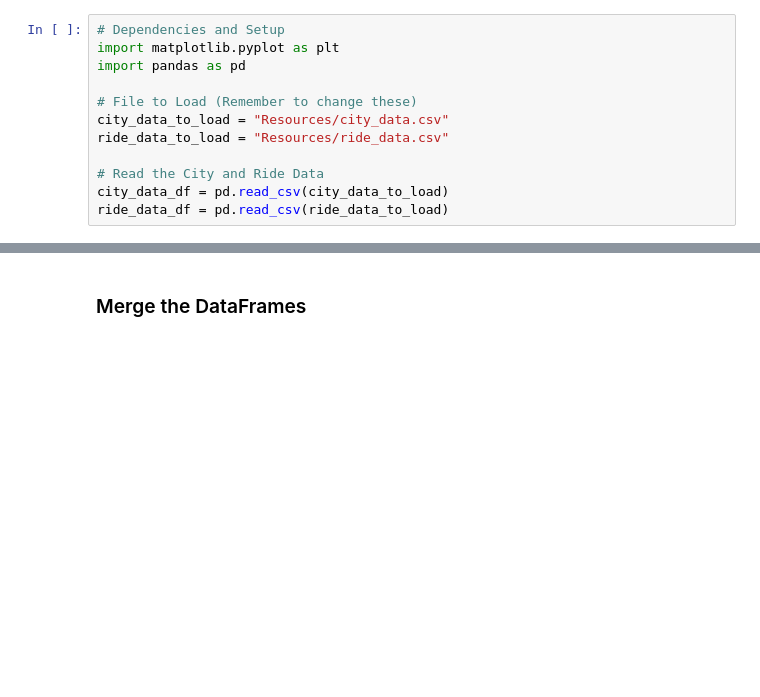
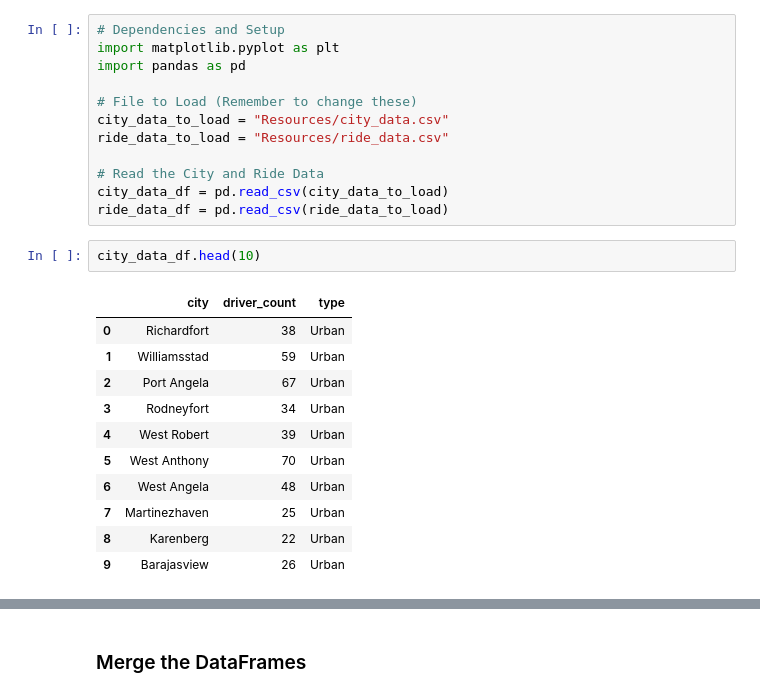
Before and after one commit to akankshalamba1/PyBer_Analysis, a Jupyter notebook: PyBer_Challenge.ipynb, the cells around one changed output, grey strips where cells are left out. Drawn from its saved outputs; the diff is of its cells as text; blank space fills up the shorter version.

```diff
--- a/PyBer_Challenge.ipynb
+++ b/PyBer_Challenge.ipynb
@@ -17,3 +17,17 @@ ride_data_to_load = "Resources/ride_data.csv"
 # Read the City and Ride Data
 city_data_df = pd.read_csv(city_data_to_load)
 ride_data_df = pd.read_csv(ride_data_to_load)
+# %%
+city_data_df.head(10)
+# %% [output]
+|  | city | driver_count | type |
+| 0 | Richardfort | 38 | Urban |
+| 1 | Williamsstad | 59 | Urban |
+| 2 | Port Angela | 67 | Urban |
+| 3 | Rodneyfort | 34 | Urban |
+| 4 | West Robert | 39 | Urban |
+| 5 | West Anthony | 70 | Urban |
+| 6 | West Angela | 48 | Urban |
+| 7 | Martinezhaven | 25 | Urban |
+| 8 | Karenberg | 22 | Urban |
+| 9 | Barajasview | 26 | Urban |
```
Also changed, not shown: parts of 6 cells of this notebook, 4 other files.
